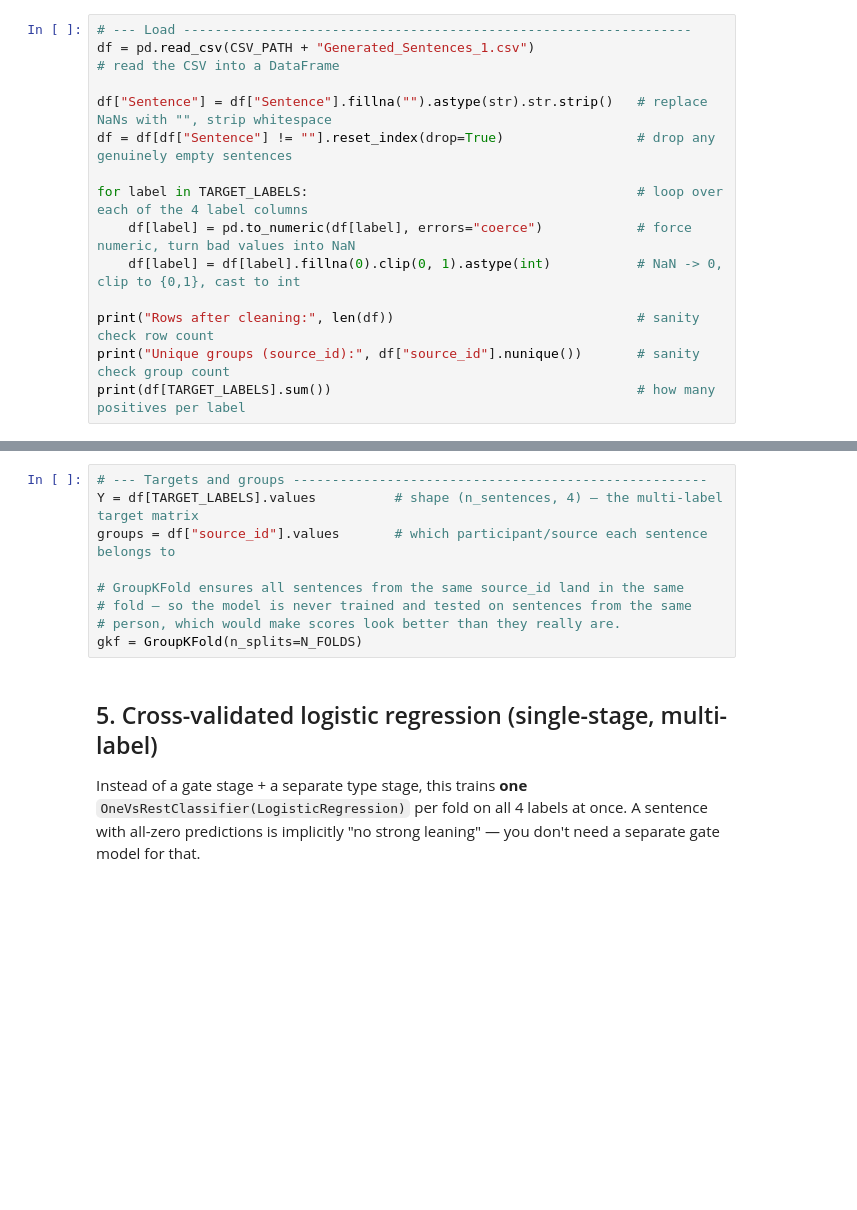
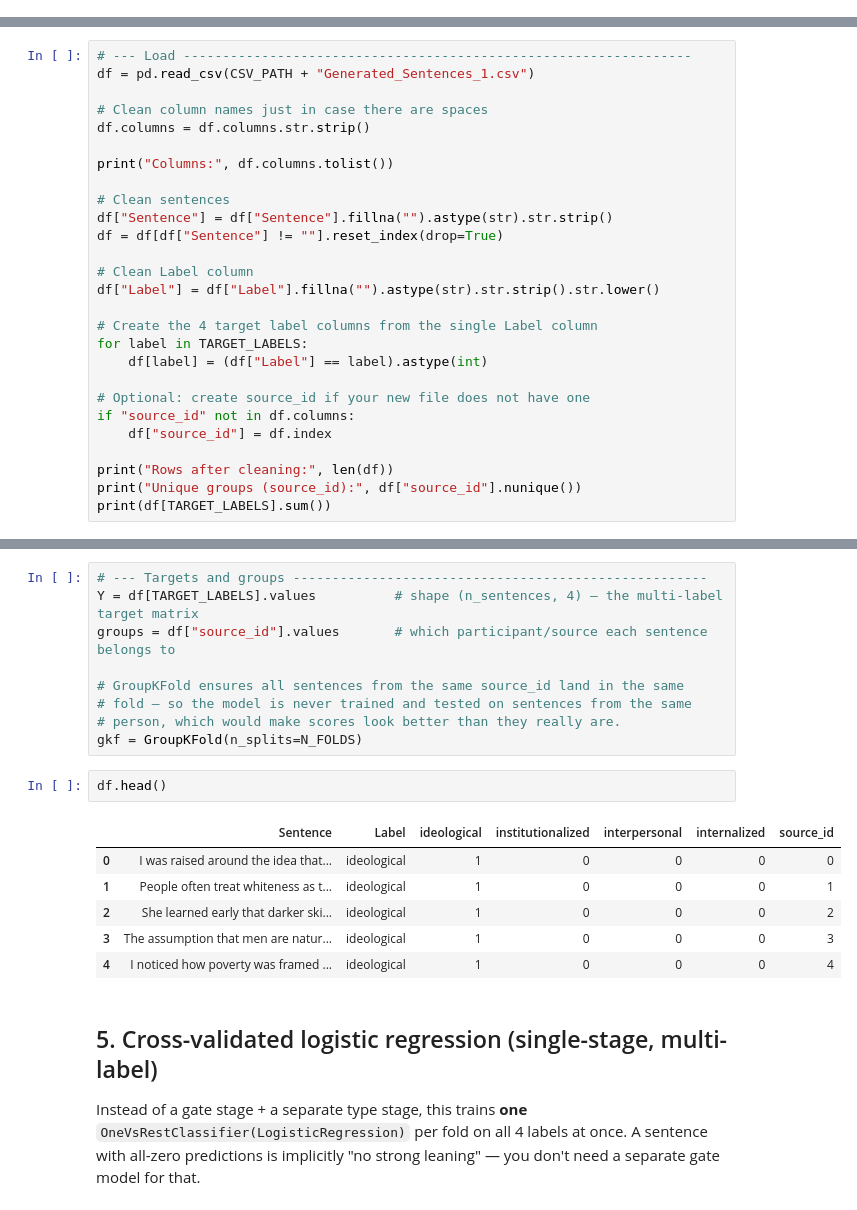
Before and after one commit to ritvik-123/EMP-Project, a Jupyter notebook: Module_1_SmallData_Rework.ipynb, the cells around one changed output, grey strips where cells are left out. Cells and saved outputs as stored; diff of their text form; blank space fills up the shorter version.

```diff
--- a/Module_1_SmallData_Rework.ipynb
+++ b/Module_1_SmallData_Rework.ipynb
@@ -63,17 +63,3 @@ THRESHOLD = 0.5                                  # probability cutoff for turnin
 /content/drive/MyDrive/EMP/Notebook
 # %% [markdown]
 ## 1. Load and clean the data
-# %%
-# --- Load -----------------------------------------------------------------
-df = pd.read_csv(CSV_PATH + "Generated_Sentences_1.csv")                        # read the CSV into a DataFrame
-
-df["Sentence"] = df["Sentence"].fillna("").astype(str).str.strip()   # replace NaNs with "", strip whitespace
-df = df[df["Sentence"] != ""].reset_index(drop=True)                 # drop any genuinely empty sentences
-
-for label in TARGET_LABELS:                                          # loop over each of the 4 label columns
-    df[label] = pd.to_numeric(df[label], errors="coerce")            # force numeric, turn bad values into NaN
-    df[label] = df[label].fillna(0).clip(0, 1).astype(int)           # NaN -> 0, clip to {0,1}, cast to int
-
-print("Rows after cleaning:", len(df))                               # sanity check row count
-print("Unique groups (source_id):", df["source_id"].nunique())       # sanity check group count
-print(df[TARGET_LABELS].sum())                                       # how many positives per label
@@ -81,0 +66,27 @@ KeyError: 'ideological'
+# %%
+# --- Load -----------------------------------------------------------------
+df = pd.read_csv(CSV_PATH + "Generated_Sentences_1.csv")
+
+# Clean column names just in case there are spaces
+df.columns = df.columns.str.strip()
+
+print("Columns:", df.columns.tolist())
+
+# Clean sentences
+df["Sentence"] = df["Sentence"].fillna("").astype(str).str.strip()
+df = df[df["Sentence"] != ""].reset_index(drop=True)
+
+# Clean Label column
+df["Label"] = df["Label"].fillna("").astype(str).str.strip().str.lower()
+
+# Create the 4 target label columns from the single Label column
+for label in TARGET_LABELS:
+    df[label] = (df["Label"] == label).astype(int)
+
+# Optional: create source_id if your new file does not have one
+if "source_id" not in df.columns:
+    df["source_id"] = df.index
+
+print("Rows after cleaning:", len(df))
+print("Unique groups (source_id):", df["source_id"].nunique())
+print(df[TARGET_LABELS].sum())
@@ -138,6 +158,15 @@ groups = df["source_id"].values       # which participant/source each sentence b
 # fold — so the model is never trained and tested on sentences from the same
 # person, which would make scores look better than they really are.
 gkf = GroupKFold(n_splits=N_FOLDS)
+# %%
+df.head()
+# %% [output]
+|  | Sentence | Label | ideological | institutionalized | interpersonal | internalized | source_id |
+| 0 | I was raised around the idea that... | ideological | 1 | 0 | 0 | 0 | 0 |
+| 1 | People often treat whiteness as t... | ideological | 1 | 0 | 0 | 0 | 1 |
+| 2 | She learned early that darker ski... | ideological | 1 | 0 | 0 | 0 | 2 |
+| 3 | The assumption that men are natur... | ideological | 1 | 0 | 0 | 0 | 3 |
+| 4 | I noticed how poverty was framed ... | ideological | 1 | 0 | 0 | 0 | 4 |
 # %% [markdown]
 ## 5. Cross-validated logistic regression (single-stage, multi-label)
 
```
Also changed, not shown: parts of 15 cells of this notebook.
